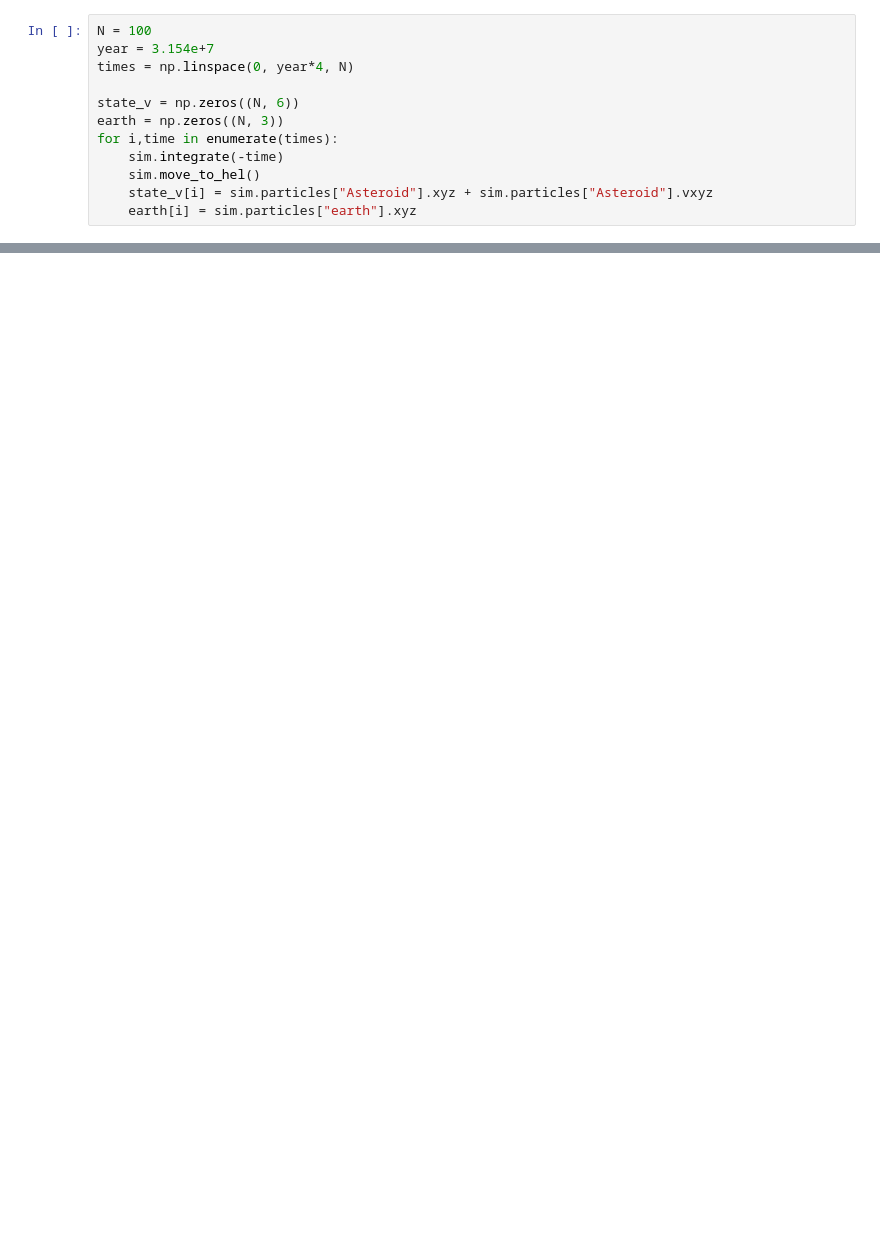
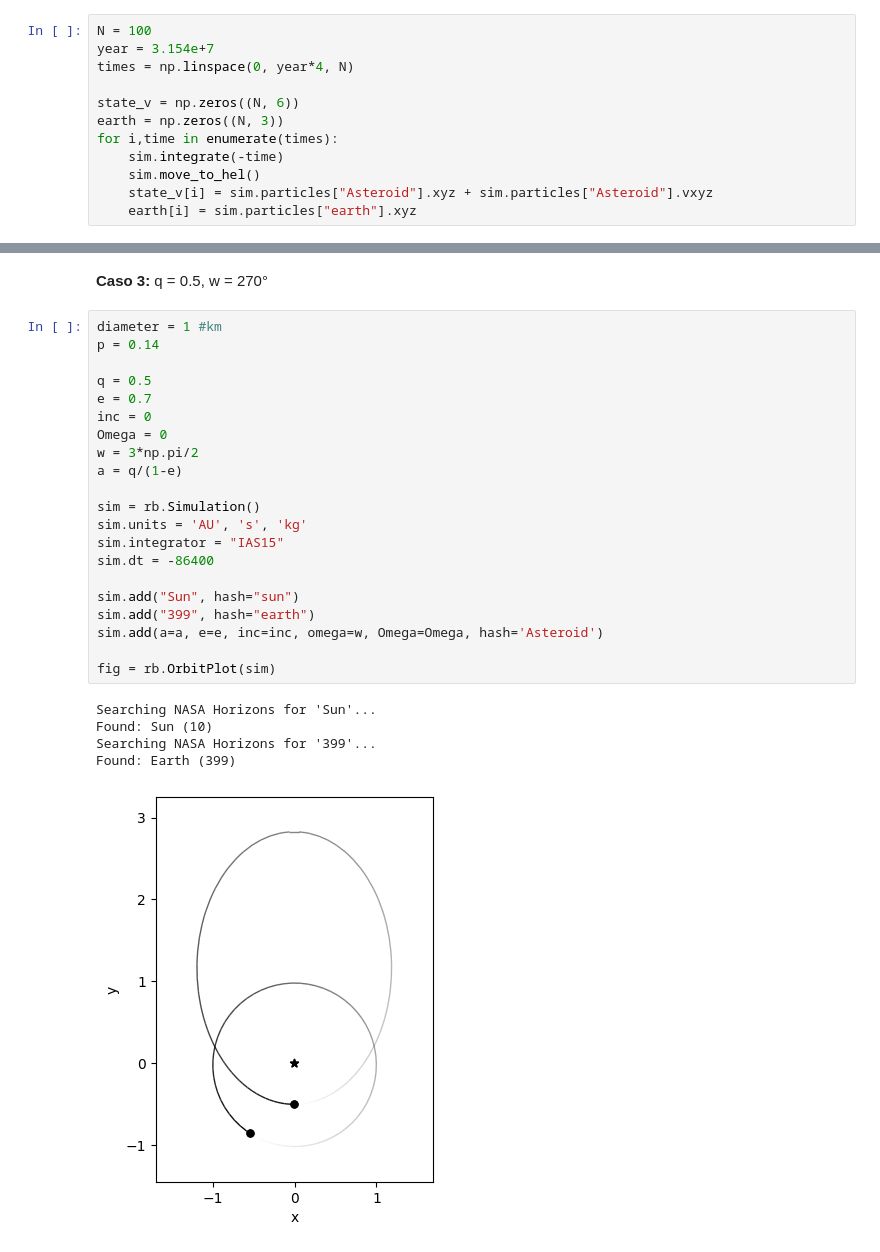
Before and after one commit to JuanitaAgudelo/TesisRepo, a Jupyter notebook: magnitud.ipynb, the cells around one changed output, grey strips where cells are left out. Drawn from its saved outputs; the diff is of its cells as text; blank space fills up the shorter version.

```diff
--- a/magnitud.ipynb
+++ b/magnitud.ipynb
@@ -626,0 +776,29 @@ array([        nan, 11.02370663, 11.84964749, 12.48405632, 12.99220411,
+# %% [markdown]
+**Caso 3:** q = 0.5, w = 270°
+# %%
+diameter = 1 #km
+p = 0.14
+
+q = 0.5
+e = 0.7
+inc = 0
+Omega = 0
+w = 3*np.pi/2
+a = q/(1-e)
+
+sim = rb.Simulation()
+sim.units = 'AU', 's', 'kg'
+sim.integrator = "IAS15"
+sim.dt = -86400
+
+sim.add("Sun", hash="sun")
+sim.add("399", hash="earth")
+sim.add(a=a, e=e, inc=inc, omega=w, Omega=Omega, hash='Asteroid')
+
+fig = rb.OrbitPlot(sim)
+# %% [output]
+Searching NASA Horizons for 'Sun'...
+Found: Sun (10)
+Searching NASA Horizons for '399'...
+Found: Earth (399)
+[figure, added]
```
Also changed, not shown: parts of 39 cells of this notebook, 7 other files.
